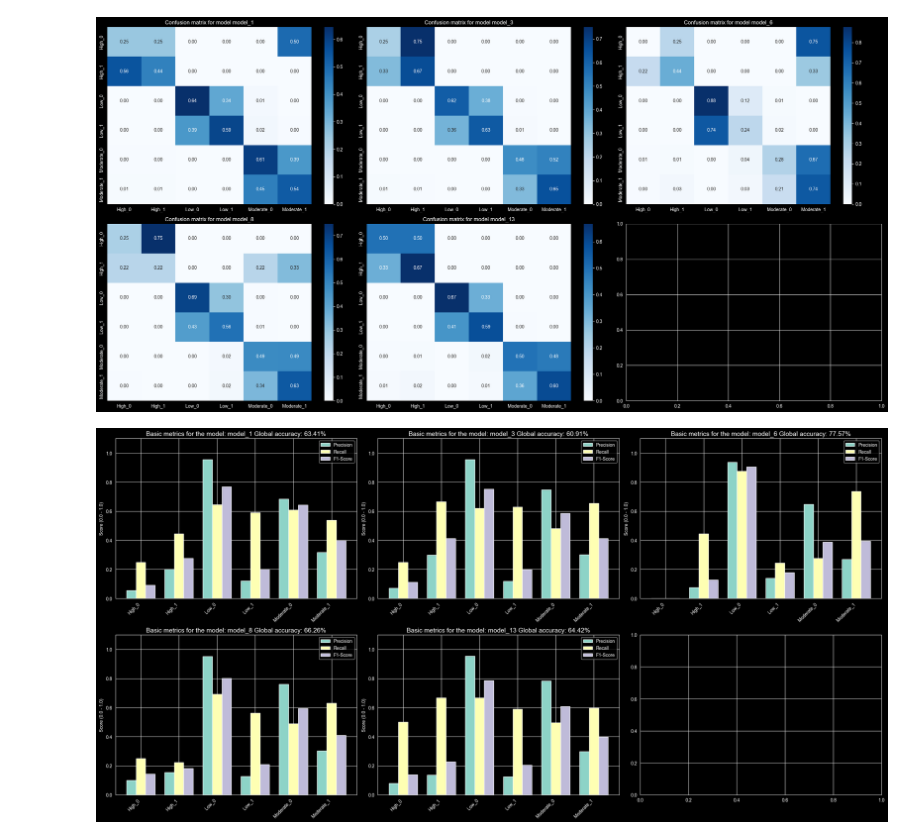
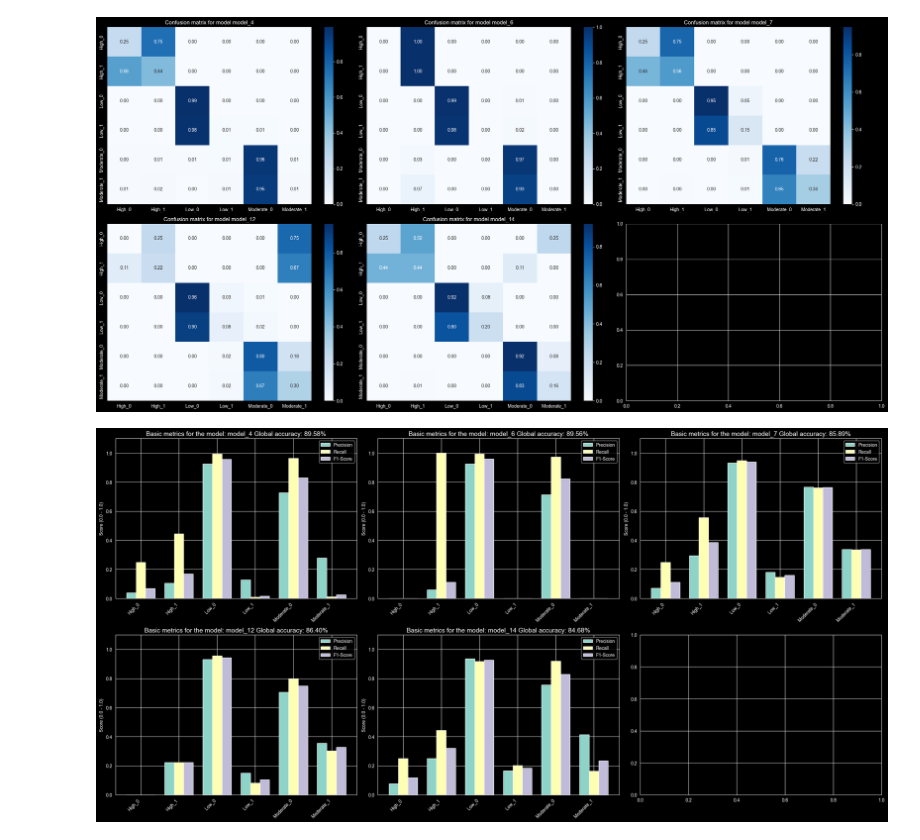
Before and after one commit to Gawronek-8/GGSN-projects, a Jupyter notebook: proj1/Model_testing.ipynb, the cells around one changed output. Saved outputs shown, nothing was run; the diff lists cells and outputs as text; code cells hidden in the pictures.

```diff
--- a/proj1/Model_testing.ipynb
+++ b/proj1/Model_testing.ipynb
@@ -26,10 +25,3 @@ precision_metric = partial(precision_score, average="weighted", zero_division =
 train_dataset = BurnoutDataset("train")
 test_dataset = BurnoutDataset("test")
 val_dataset = BurnoutDataset("val")
-# %%
-model1 = Model([64, 128], [-1, -1], [False, False], [nn.ReLU, nn.ReLU], [False, False], 37, 6)
-device = torch.device("cuda" if torch.cuda.is_available() else "cpu")
-model1 = model1.to(device)
-
-model2 = Model([32, 64], [0.3, 0.3], [False, False], [nn.ReLU, nn.ReLU], [False, False], 37, 6)
-model2 = model2.to(device)
@@ -132,6 +106,14 @@ def _find_worst_model(models: dict):
 
     return worst_model_name, models[worst_model_name]
 
+def _get_weights_for_classes_sqrt():
+    df = pd.read_csv(ROOT_PATH / "data" / "train_data.csv")
+    values = df.value_counts(['target']).sort_index().to_numpy()
+
+    weights = np.sqrt(np.sum(values) / (values * len(values)))
+    print(weights, values)
+    return torch.Tensor(weights)
+
 def _get_weights_for_classes():
     df = pd.read_csv(ROOT_PATH / "data" / "train_data.csv")
     values = df.value_counts(['target']).sort_index().to_numpy()
@@ -141,14 +123,16 @@ def _get_weights_for_classes():
     return torch.Tensor(weights)
 
 def train_many_models(n_models, layers_num, neurons_num, activations, dropouts, learning_rates, weight_decays, optimizers, is_skipping_conn, is_batch_norm, epochs, batch_sizes, top_models,
-                      metrics=None, add_weights_to_classes: bool = False):
+                      metrics=None, add_weights_to_classes: str = "None"):
     if metrics is None:
         metrics = dict()
 
     models = dict()
     device = torch.device("cuda" if torch.cuda.is_available() else "cpu")
-    if add_weights_to_classes:
+    if add_weights_to_classes == "normal":
         criterion = nn.CrossEntropyLoss(weight=_get_weights_for_classes())
+    elif add_weights_to_classes == "sqrt":
+        criterion = nn.CrossEntropyLoss(weight=_get_weights_for_classes_sqrt())
     else:
         criterion = nn.CrossEntropyLoss()
 
@@ -195,7 +179,7 @@ def train_many_models(n_models, layers_num, neurons_num, activations, dropouts,
             batch_size=curr_batch,
             epochs=epochs,
             learning_rate=curr_lr,
-            lr_decay=curr_wd,
+            weight_decay=curr_wd,
             optimizer=curr_opt,
             criterion=criterion,
             device=device,
@@ -231,14 +215,14 @@ def gather_histories(models: dict[str, tuple[Model, ModelHistory]]):
         histories.append(values[1])
     return histories
 # %%
- best_models = train_many_models(15, [0, 1, 2], [32, 64, 128], [nn.ReLU, nn.SELU, nn.Tanh, nn.GELU], [-1, 0.2, 0.4], [1e-4, 1e-3, 1e-2], [1e-5, 1e-4], [torch.optim.RMSprop, torch.optim.Adam], is_skipping_conn=[True, False], is_batch_norm=[False, True], epochs=10, batch_sizes=[32, 64], top_models=5, metrics= {
+best_models_norm = train_many_models(15, [0, 1, 2], [32, 64, 128], [nn.ReLU, nn.SELU, nn.Tanh, nn.GELU], [-1, 0.2, 0.4], [1e-4, 1e-3, 1e-2], [1e-5, 1e-4], [torch.optim.RMSprop, torch.optim.Adam], is_skipping_conn=[True, False], is_batch_norm=[False, True], epochs=10, batch_sizes=[32, 64], top_models=5, metrics= {
     "accuracy" : accuracy_score,
     "precision" : precision_metric,
     "recall" : recall_metric,
     "f1_score" : f1_score_metric
-}, add_weights_to_classes=True)
+})
 
-plot_histories("val", gather_histories(best_models))
+plot_histories("val", gather_histories(best_models_norm))
 
-save_best_models_info(best_models)
+save_best_models_info(best_models_norm)
 # %% [output]
@@ -283,11 +267,11 @@ def plot_best_heatmaps(models: list[Model], data, criterion, device, max_img_per
 
     plt.tight_layout()
 # %%
-models_list = [model for model, _ in best_models.values()]
+models_list = [model for model, _ in best_models_norm.values()]
 test_loader = torch.utils.data.DataLoader(test_dataset, batch_size=32, shuffle=False, drop_last=False)
 plot_best_heatmaps(models_list, test_loader, nn.CrossEntropyLoss(), device="cpu", class_names=class_names)
 # %% [output]
-[figure, old version]
+[figure, new version]
 # %%
 def plot_test_metrics(y_true, y_pred, ax: plt.Axes, title:str, class_names=None):
     p, r, f, _ = precision_recall_fscore_support(y_true, y_pred, zero_division=0)
@@ -324,4 +308,4 @@ def plot_best_basic_scores(models: list[Model], data, criterion, device, max_img
 # %%
 plot_best_basic_scores(models_list, test_loader, nn.CrossEntropyLoss(), device="cpu", class_names=class_names)
 # %% [output]
-[figure, old version]
+[figure, new version]
```
Also changed, not shown: parts of 8 cells of this notebook, 1 other file.
